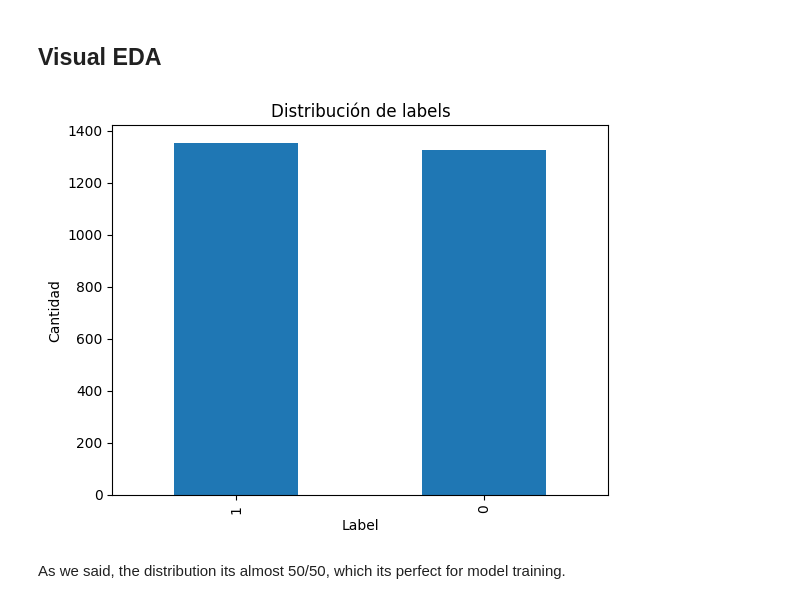
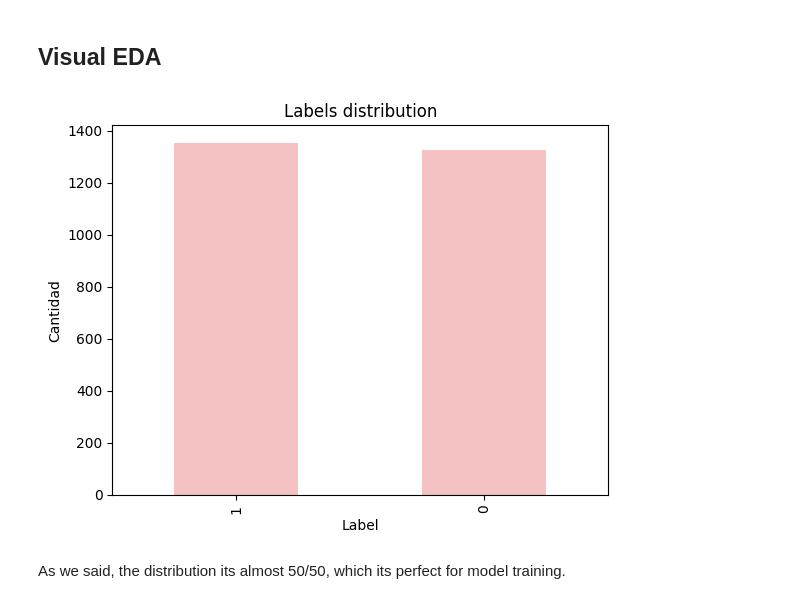
Before and after one commit to karoldmejia/sentiment_analysis, a Jupyter notebook: notebooks/01_eda.ipynb, the cells around one changed output. Cells and saved outputs as stored; diff of their text form; code cells hidden in the pictures.

```diff
--- a/notebooks/01_eda.ipynb
+++ b/notebooks/01_eda.ipynb
@@ -160,13 +139,13 @@ df = df.drop_duplicates()
 # %%
 import matplotlib.pyplot as plt
 
-df['label'].value_counts().plot(kind='bar')
-plt.title('Distribución de labels')
+df['label'].value_counts().plot(kind='bar', color='#F4C2C2')
+plt.title('Labels distribution')
 plt.xlabel('Label')
 plt.ylabel('Cantidad')
 plt.show()
 # %% [output]
-[figure, old version]
+[figure, new version]
 # %% [markdown]
 As we said, the distribution its almost 50/50, which its perfect for model training.
 # %%
```
Also changed, not shown: parts of 7 cells of this notebook, 6 other files.
